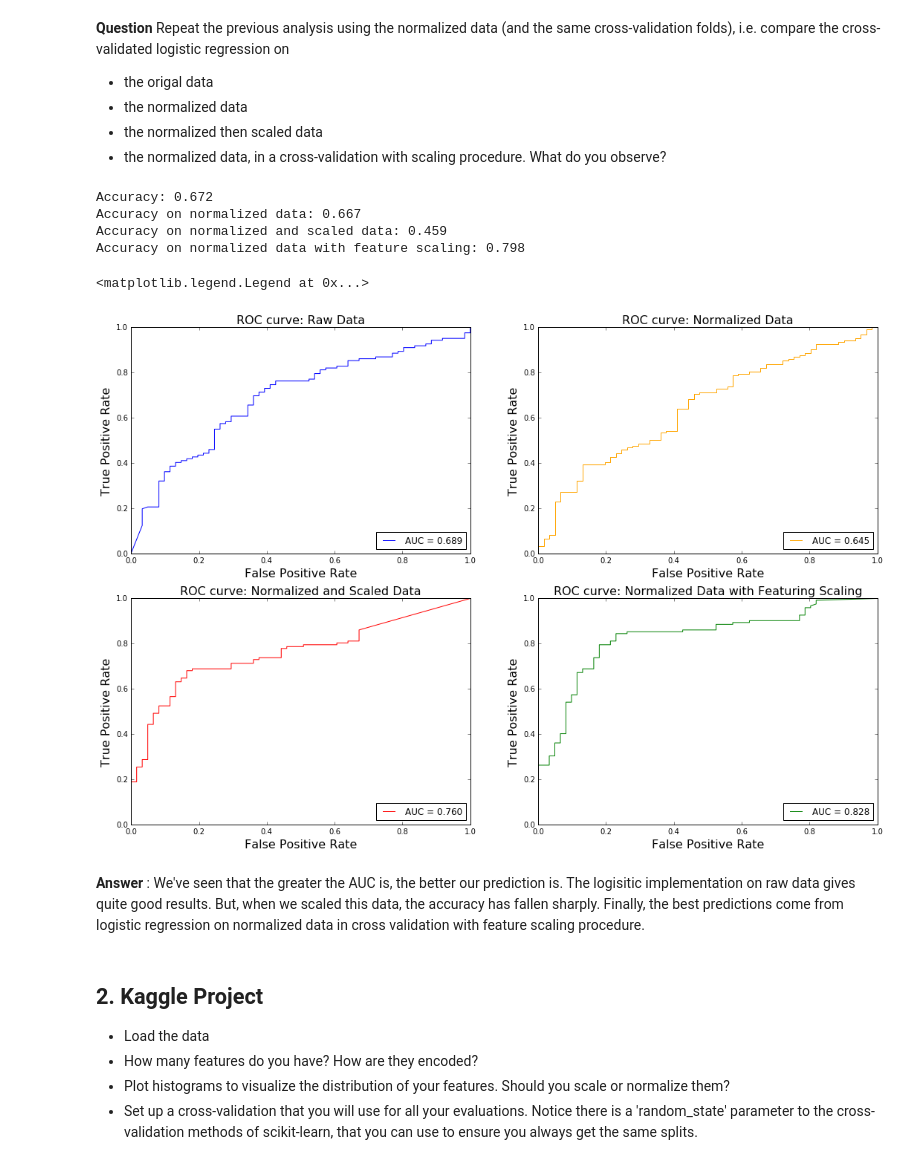
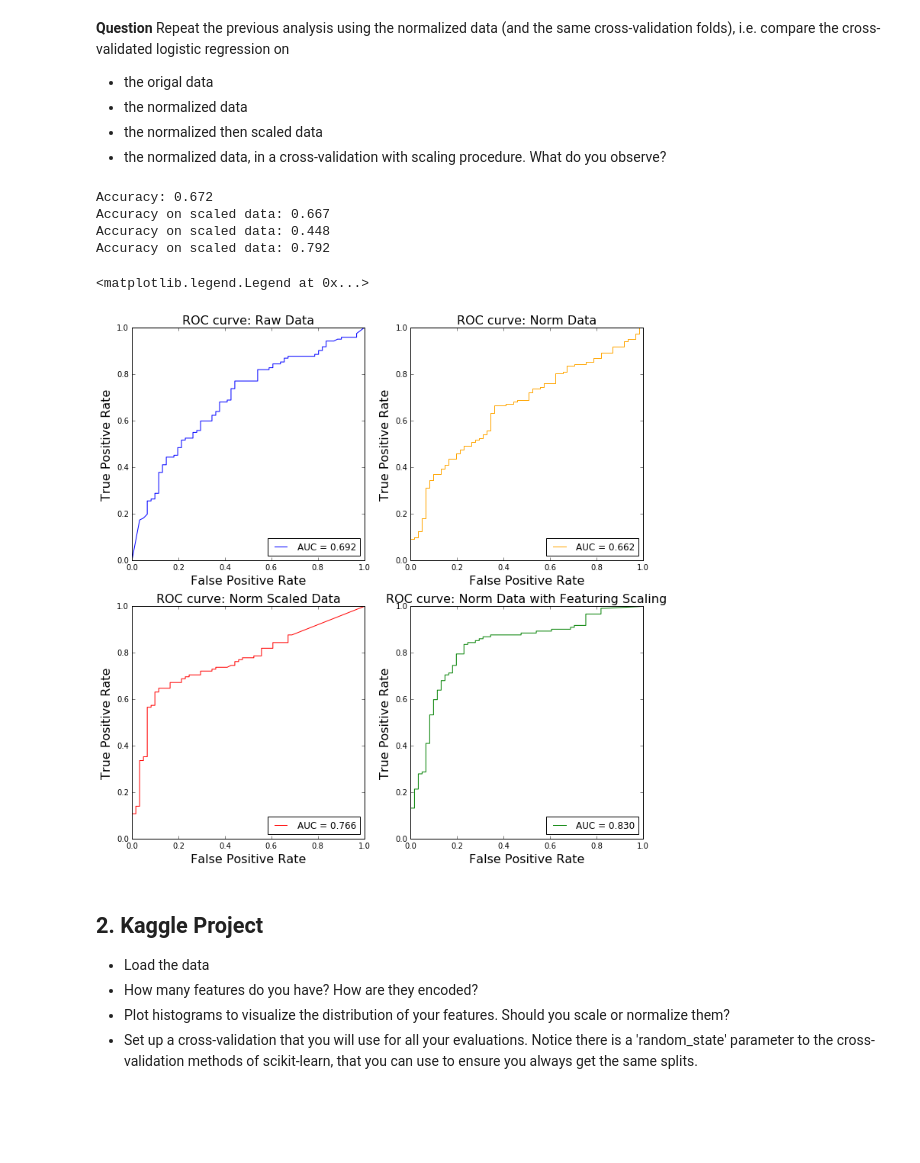
Before and after one commit to AdrienGlmz/ma2823_2016, a Jupyter notebook: lab_notebooks/Lab 3 2016-09-30 Logistic regression and project.ipynb, the cells around one changed output. Drawn from its saved outputs; the diff is of its cells as text; code cells hidden in the pictures; blank space fills up the shorter version.

```diff
--- a/lab_notebooks/Lab 3 2016-09-30 Logistic regression and project.ipynb
+++ b/lab_notebooks/Lab 3 2016-09-30 Logistic regression and project.ipynb
@@ -88,5 +122,6 @@ print(implemented_scores)
 # %% [markdown]
 Now use this function to compute cross-validated predictions on the data.
 # %%
-clf = LogisticRegression(C=1e6) # high C means no regularization (we'll talk about regularization next week!)
+from sklearn import linear_model
+clf = linear_model.LogisticRegression(C=1e6) # high C means no regularization (we'll talk about regularization next week!)
 ypred_logreg = cross_validate(X, y, clf, folds)
@@ -259,7 +335,7 @@ def cross_validate_with_scaling(design_matrix, labels, classifier, cv_folds):
 # %% [markdown]
 **Question** Now use the cross_validate_with_scaling method to cross-validate the logistic regression on our data.
 # %%
-clf = LogisticRegression(C=1e6) # high C means no regularization (we'll talk about regularization next week!)
+clf = linear_model.LogisticRegression(C=1e6) # high C means no regularization (we'll talk about regularization next week!)
 ypred_logreg_with_scaling = cross_validate_with_scaling(X, y, clf, folds)
 # %% [markdown]
 **Question** Again, compare the AUROC and ROC curves with those obtained previously. What do you conclude?
@@ -267,21 +343,21 @@ ypred_logreg_with_scaling = cross_validate_with_scaling(X, y, clf, folds)
 fpr_logreg_with_scaling, tpr_logreg_with_scaling, thresholds_with_scaling = metrics.roc_curve(y, ypred_logreg_with_scaling, pos_label=1)
 
 pred_with_scaling = []
-ypred_logreg_with_scaling = np.array(ypred_logreg_with_scaling)
-pred_with_scaling = [(x >= 0.5).astype(int) for x in ypred_logreg_with_scaling]
+for elt in ypred_logreg_with_scaling:
+    if elt <= 0.5:
+        pred_with_scaling.append(0)
+    else:
+        pred_with_scaling.append(1)
 
-#Compute accuracy scores
 print("Accuracy: %.3f" % metrics.accuracy_score(y, pred))
 print("Accuracy on scaled data: %.3f" % metrics.accuracy_score(y, pred_scaled))
-print("Accuracy with feature scaling: %.3f" % metrics.accuracy_score(y, pred_with_scaling))
+print("Accuracy on scaled data: %.3f" % metrics.accuracy_score(y, pred_with_scaling))
 
-#Compute auc
+
 auc_logreg = metrics.auc(fpr_logreg, tpr_logreg)
 auc_logreg_scaled = metrics.auc(fpr_logreg_scaled, tpr_logreg_scaled)
 auc_logreg_with_scaling = metrics.auc(fpr_logreg_with_scaling, tpr_logreg_with_scaling)
-
-#Plot
-fig = plt.figure(figsize=(18, 12)) # (width, height)
+fig = plt.figure(figsize=(12, 11)) # (width, height)
 
 fig.add_subplot(221) # 2 x 2 grid, 1st subplot
 plt.plot(fpr_logreg, tpr_logreg, '-', color='blue', label='AUC = %0.3f' % auc_logreg)
@@ -325,7 +401,7 @@ X_norm = preprocessing.normalize(X)
 * the normalized data, in a cross-validation with scaling procedure.
 What do you observe?
 # %%
-clf = LogisticRegression(C=1e6)
+clf = linear_model.LogisticRegression(C=1e6)
 ypred_logreg_norm = cross_validate(X_norm,y,model,folds)
 
 X_norm_scaled = preprocessing.scale(X_norm)
@@ -357,9 +433,9 @@ for elt in ypred_logreg_norm3:
         pred_norm3.append(1)
 
 print("Accuracy: %.3f" % metrics.accuracy_score(y, pred))
-print("Accuracy on normalized data: %.3f" % metrics.accuracy_score(y, pred_norm))
-print("Accuracy on normalized and scaled data: %.3f" % metrics.accuracy_score(y, pred_norm2))
-print("Accuracy on normalized data with feature scaling: %.3f" % metrics.accuracy_score(y, pred_norm3))
+print("Accuracy on scaled data: %.3f" % metrics.accuracy_score(y, pred_norm))
+print("Accuracy on scaled data: %.3f" % metrics.accuracy_score(y, pred_norm2))
+print("Accuracy on scaled data: %.3f" % metrics.accuracy_score(y, pred_norm3))
 
 
 auc_logreg = metrics.auc(fpr_logreg, tpr_logreg)
@@ -367,7 +443,7 @@ auc_logreg_norm = metrics.auc(fpr_logreg_norm, tpr_logreg_norm)
 auc_logreg_norm2 = metrics.auc(fpr_logreg_norm2, tpr_logreg_norm2)
 auc_logreg_norm3 = metrics.auc(fpr_logreg_norm3, tpr_logreg_norm3)
 
-fig = plt.figure(figsize=(18, 12)) # (width, height)
+fig = plt.figure(figsize=(12, 12)) # (width, height)
 
 fig.add_subplot(221) # 2 x 2 grid, 1st subplot
 plt.plot(fpr_logreg, tpr_logreg, '-', color='blue', label='AUC = %0.3f' % auc_logreg)
@@ -375,42 +451,40 @@ plt.xlabel('False Positive Rate', fontsize=16)
 plt.ylabel('True Positive Rate', fontsize=16)
 plt.title('ROC curve: Raw Data', fontsize=16)
 plt.legend(loc="lower right")
 
 
 fig.add_subplot(222) # 2 x 2 grid, 1st subplot
 plt.plot(fpr_logreg_norm, tpr_logreg_norm, '-', color='orange', label='AUC = %0.3f' % auc_logreg_norm)
 
 plt.xlabel('False Positive Rate', fontsize=16)
 plt.ylabel('True Positive Rate', fontsize=16)
-plt.title('ROC curve: Normalized Data', fontsize=16)
+plt.title('ROC curve: Norm Data', fontsize=16)
 plt.legend(loc="lower right")
 
 fig.add_subplot(223) # 2 x 2 grid, 1st subplot
 plt.plot(fpr_logreg_norm2, tpr_logreg_norm2, '-', color='red', label='AUC = %0.3f' % auc_logreg_norm2)
 
 
 plt.xlabel('False Positive Rate', fontsize=16)
 plt.ylabel('True Positive Rate', fontsize=16)
-plt.title('ROC curve: Normalized and Scaled Data', fontsize=16)
+plt.title('ROC curve: Norm Scaled Data', fontsize=16)
 plt.legend(loc="lower right")
 
 fig.add_subplot(224) # 2 x 2 grid, 1st subplot
 plt.plot(fpr_logreg_norm3, tpr_logreg_norm3, '-', color='green', label='AUC = %0.3f' % auc_logreg_norm3)
 
 
 plt.xlabel('False Positive Rate', fontsize=16)
 plt.ylabel('True Positive Rate', fontsize=16)
-plt.title('ROC curve: Normalized Data with Featuring Scaling', fontsize=16)
+plt.title('ROC curve: Norm Data with Featuring Scaling', fontsize=16)
 plt.legend(loc="lower right")
 # %% [output]
 Accuracy: 0.672
-Accuracy on normalized data: 0.667
-Accuracy on normalized and scaled data: 0.459
-Accuracy on normalized data with feature scaling: 0.798
+Accuracy on scaled data: 0.667
+Accuracy on scaled data: 0.448
+Accuracy on scaled data: 0.792
 <matplotlib.legend.Legend at 0x...>
-[figure, old version]
+[figure, new version]
-# %% [markdown]
-**Answer** : We've seen that the greater the AUC is, the better our prediction is. The logisitic implementation on raw data gives quite good results. But, when we scaled this data, the accuracy has fallen sharply. Finally, the best predictions come from logistic regression on normalized data in cross validation with feature scaling procedure.
 # %% [markdown]
 ## 2. Kaggle Project
 
```
Also changed, not shown: parts of 16 cells of this notebook, 1 other file.
